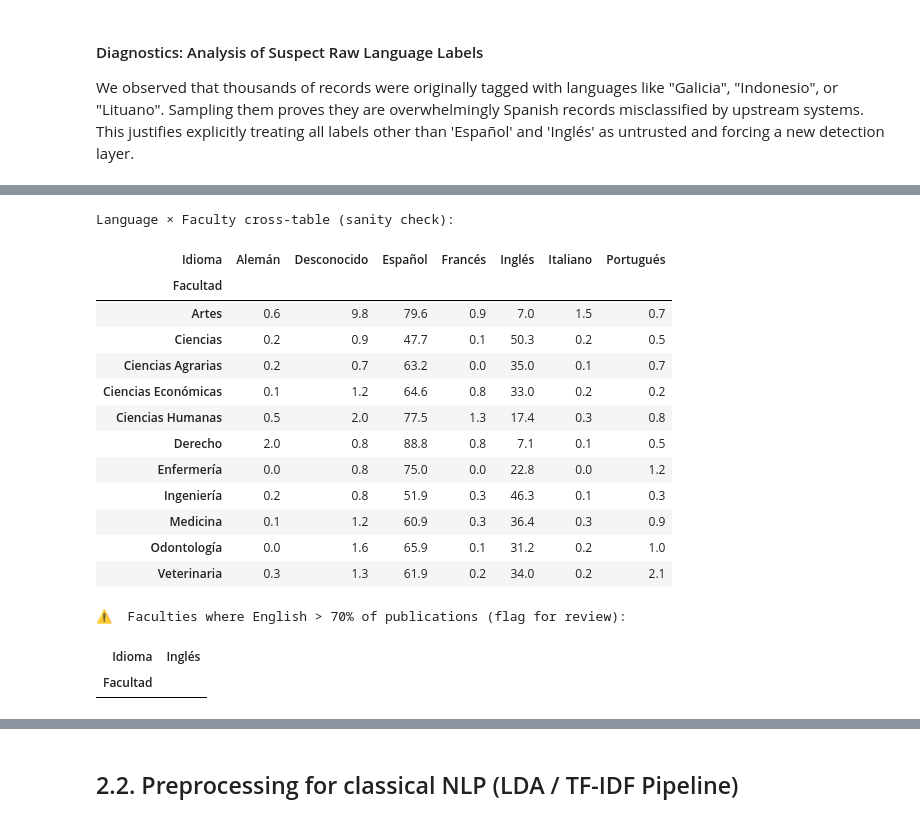
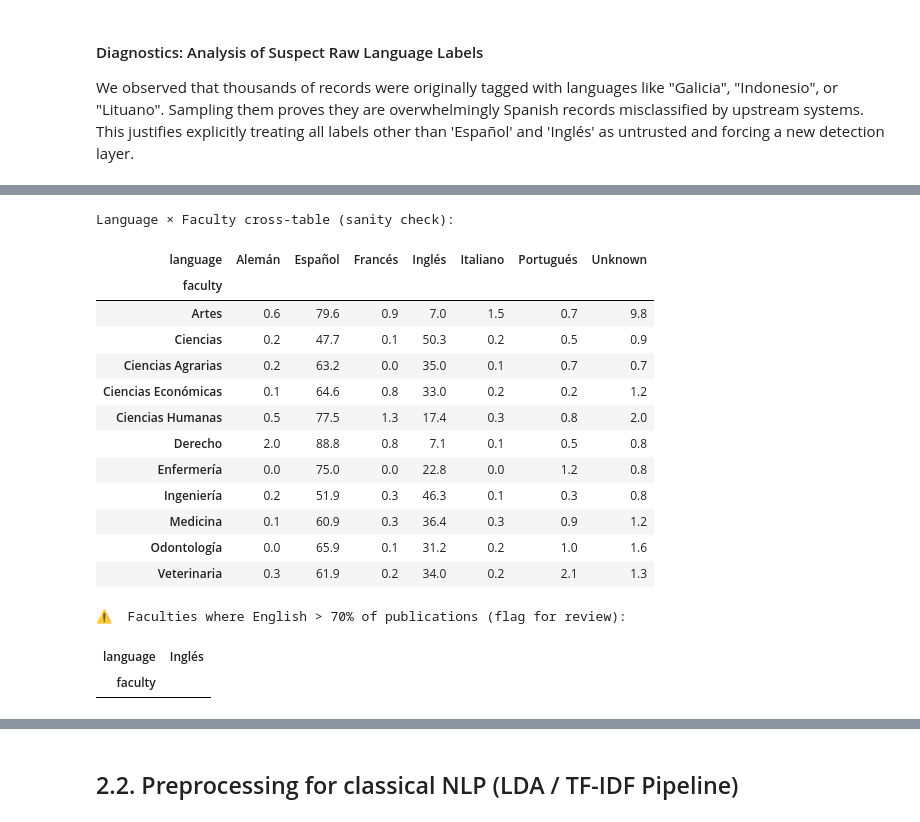
Before and after one commit to fvalderramab/proyecto_horus, a Jupyter notebook: notebooks/02_preprocessing.ipynb, the cells around one changed output, grey strips where cells are left out. Drawn from its saved outputs; the diff is of its cells as text; code cells hidden in the pictures.

```diff
--- a/notebooks/02_preprocessing.ipynb
+++ b/notebooks/02_preprocessing.ipynb
@@ -996,41 +1017,41 @@ print("=" * 60)
 print("ACRONYM / VERY SHORT TITLE DETECTION")
 print("=" * 60)
 
-def clasificar_titulo(titulo):
+def classify_title(title):
     """Classify title as acronym, very short, or normal."""
-    if pd.isna(titulo) or es_valor_nulo_convencion(titulo):
-        return 'nulo/convención'
-    t = str(titulo).strip()
+    if pd.isna(title) or is_convention_null_value(title):
+        return 'null/convention'
+    t = str(title).strip()
     # Pure acronym: all caps, short, possibly with dots/slashes
     if re.match(r'^[A-Z0-9][A-Z0-9\s.\-/]{0,14}$', t) and len(t) <= 15:
-        return 'posible acrónimo'
+        return 'possible acronym'
     # Very short (likely uninformative)
     if len(t) < 15:
-        return 'muy corto (<15 chars)'
+        return 'very short (<15 chars)'
     return 'normal'
 
-productos_bogota['titulo_tipo'] = productos_bogota['Título original'].apply(clasificar_titulo)
+products_bogota['title_type'] = products_bogota['original_title'].apply(classify_title)
 
-resumen_tipo_titulo = productos_bogota['titulo_tipo'].value_counts().to_frame("count")
-resumen_tipo_titulo['pct'] = (resumen_tipo_titulo['count'] / len(productos_bogota) * 100).round(2)
-display(resumen_tipo_titulo)
+title_type_summary = products_bogota['title_type'].value_counts().to_frame("count")
+title_type_summary['pct'] = (title_type_summary['count'] / len(products_bogota) * 100).round(2)
+display(title_type_summary)
 
 print("\nSample of possible acronym titles:")
 display(
-    productos_bogota[productos_bogota['titulo_tipo'] == 'posible acrónimo']
-    [['Título original', 'Descripción original', 'Facultad', 'Tipo']]
+    products_bogota[products_bogota['title_type'] == 'possible acronym']
+    [['original_title', 'original_description', 'faculty', 'type']]
     .head(15)
 )
 
 print("\nSample of very short titles (<15 chars):")
 display(
-    productos_bogota[productos_bogota['titulo_tipo'] == 'muy corto (<15 chars)']
-    [['Título original', 'Descripción original', 'Facultad', 'Tipo']]
+    products_bogota[products_bogota['title_type'] == 'very short (<15 chars)']
+    [['original_title', 'original_description', 'faculty', 'type']]
     .head(15)
 )
 
 # Drop the helper column — kept only for audit
-# productos_bogota.drop(columns=['titulo_tipo'], inplace=True)
+# products_bogota.drop(columns=['title_type'], inplace=True)
 # %% [output]
 ============================================================
 ACRONYM / VERY SHORT TITLE DETECTION
@@ -1529,10 +1550,10 @@ print("=" * 60)
 types_to_drop = ['Errata', 'Comentario', 'Editorial', 'Datos']
 
 # We flag a row for deletion ONLY IF it is in the drop list AND it has exactly 0 citations.
-mask_to_drop = productos_bogota['Tipo'].isin(types_to_drop) & (productos_bogota['Citaciones'] == 0)
+mask_to_drop = products_bogota['type'].isin(types_to_drop) & (products_bogota['citations'] == 0)
 
 n_purged = mask_to_drop.sum()
-productos_bogota = productos_bogota[~mask_to_drop].copy().reset_index(drop=True)
+products_bogota = products_bogota[~mask_to_drop].copy().reset_index(drop=True)
 
 print(f"Purged {n_purged} noisy administrative records.")
 # %% [output]
@@ -1731,35 +1753,35 @@ Final language distribution:
 # %%
 # After language detection — cross-check with faculty
 print("Language × Faculty cross-table (sanity check):")
 lang_fac = pd.crosstab(
-    productos_bogota['Facultad'],
-    productos_bogota['Idioma'],
+    products_bogota['faculty'],
+    products_bogota['language'],
     normalize='index'
 ).round(3) * 100
 
 display(lang_fac)
 
 print("\n⚠️  Faculties where English > 70% of publications (flag for review):")
 if 'Inglés' in lang_fac.columns:
     display(lang_fac[lang_fac['Inglés'] > 70][['Inglés']])
 # %% [output]
 Language × Faculty cross-table (sanity check):
-| Idioma | Alemán | Desconocido | Español | Francés | Inglés | Italiano | Portugués |
-| Facultad |  |  |  |  |  |  |  |
-| Artes | 0.6 | 9.8 | 79.6 | 0.9 | 7.0 | 1.5 | 0.7 |
-| Ciencias | 0.2 | 0.9 | 47.7 | 0.1 | 50.3 | 0.2 | 0.5 |
-| Ciencias Agrarias | 0.2 | 0.7 | 63.2 | 0.0 | 35.0 | 0.1 | 0.7 |
-| Ciencias Económicas | 0.1 | 1.2 | 64.6 | 0.8 | 33.0 | 0.2 | 0.2 |
-| Ciencias Humanas | 0.5 | 2.0 | 77.5 | 1.3 | 17.4 | 0.3 | 0.8 |
-| Derecho | 2.0 | 0.8 | 88.8 | 0.8 | 7.1 | 0.1 | 0.5 |
-| Enfermería | 0.0 | 0.8 | 75.0 | 0.0 | 22.8 | 0.0 | 1.2 |
-| Ingeniería | 0.2 | 0.8 | 51.9 | 0.3 | 46.3 | 0.1 | 0.3 |
-| Medicina | 0.1 | 1.2 | 60.9 | 0.3 | 36.4 | 0.3 | 0.9 |
-| Odontología | 0.0 | 1.6 | 65.9 | 0.1 | 31.2 | 0.2 | 1.0 |
-| Veterinaria | 0.3 | 1.3 | 61.9 | 0.2 | 34.0 | 0.2 | 2.1 |
+| language | Alemán | Español | Francés | Inglés | Italiano | Portugués | Unknown |
+| faculty |  |  |  |  |  |  |  |
+| Artes | 0.6 | 79.6 | 0.9 | 7.0 | 1.5 | 0.7 | 9.8 |
+| Ciencias | 0.2 | 47.7 | 0.1 | 50.3 | 0.2 | 0.5 | 0.9 |
+| Ciencias Agrarias | 0.2 | 63.2 | 0.0 | 35.0 | 0.1 | 0.7 | 0.7 |
+| Ciencias Económicas | 0.1 | 64.6 | 0.8 | 33.0 | 0.2 | 0.2 | 1.2 |
+| Ciencias Humanas | 0.5 | 77.5 | 1.3 | 17.4 | 0.3 | 0.8 | 2.0 |
+| Derecho | 2.0 | 88.8 | 0.8 | 7.1 | 0.1 | 0.5 | 0.8 |
+| Enfermería | 0.0 | 75.0 | 0.0 | 22.8 | 0.0 | 1.2 | 0.8 |
+| Ingeniería | 0.2 | 51.9 | 0.3 | 46.3 | 0.1 | 0.3 | 0.8 |
+| Medicina | 0.1 | 60.9 | 0.3 | 36.4 | 0.3 | 0.9 | 1.2 |
+| Odontología | 0.0 | 65.9 | 0.1 | 31.2 | 0.2 | 1.0 | 1.6 |
+| Veterinaria | 0.3 | 61.9 | 0.2 | 34.0 | 0.2 | 2.1 | 1.3 |
 ⚠️  Faculties where English > 70% of publications (flag for review):
-| Idioma | Inglés |
-| Facultad |  |
+| language | Inglés |
+| faculty |  |
 # %%
 print("=" * 60)
 print("DEFAULTING 'DESCONOCIDO' LANGUAGE RECORDS")
```
Also changed, not shown: parts of 33 cells of this notebook.
